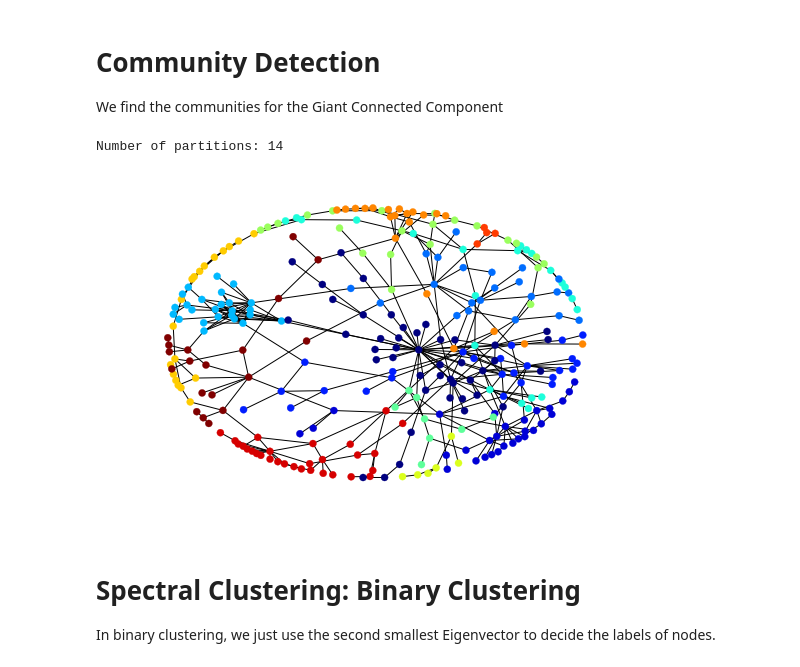
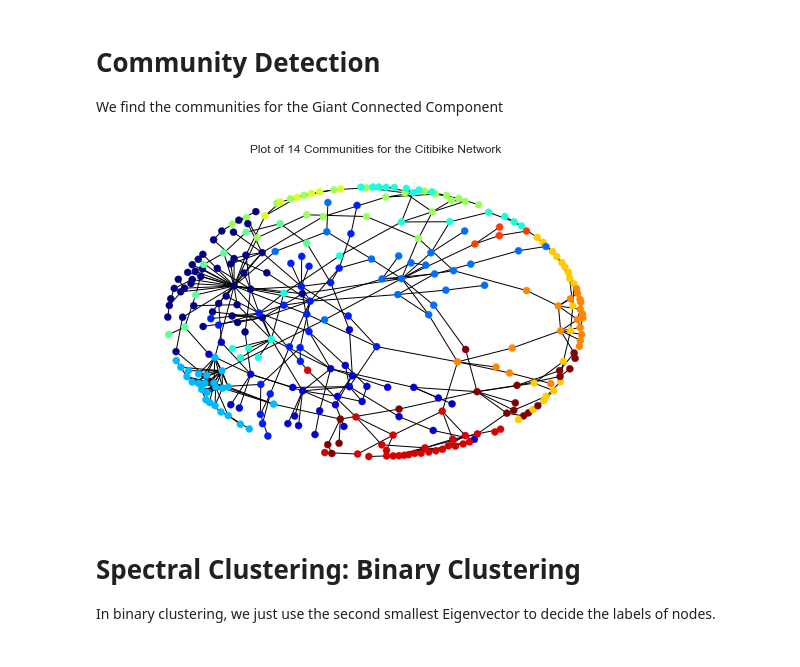
Before and after one commit to tuffacton/urbcomp-scripts, a Jupyter notebook: notebooks/citibike_Analysis_2.ipynb, the cells around one changed output. Saved outputs shown, nothing was run; the diff lists cells and outputs as text; code cells hidden in the pictures.

Commit message:
updated citibike 2 experiments

```diff
--- a/notebooks/citibike_Analysis_2.ipynb
+++ b/notebooks/citibike_Analysis_2.ipynb
@@ -141,14 +141,13 @@ We find the communities for the Giant Connected Component
 # %%
 plt.figure(figsize=(9,6))
 pos = nx.spring_layout(Gc,iterations=200)
 partition = community.best_partition(Gc)
-print('Number of partitions: {}'.format(len(set(partition.values()))))
 values = [partition.get(node) for node in Gc.nodes()]
 plt.axis("off")
+plt.title('Plot of {} Communities for the Citibike Network'.format(len(set(partition.values()))))
 nx.draw_networkx(Gc, pos = pos, cmap = plt.get_cmap("jet"), node_color = values, node_size = 50, with_labels = False)
 # %% [output]
-Number of partitions: 14
-[figure, old version]
+[figure, new version]
 # %% [markdown]
 # Spectral Clustering: Binary Clustering
 In binary clustering, we just use the second smallest Eigenvector to decide the labels of nodes.
```
Also changed, not shown: parts of 7 cells of this notebook, 1 other file.
